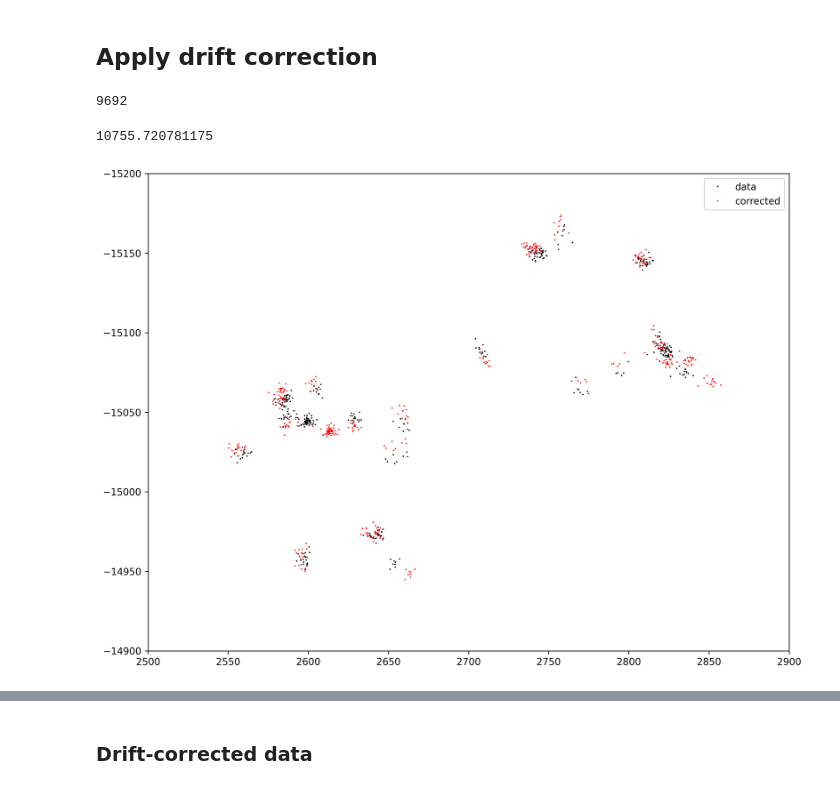
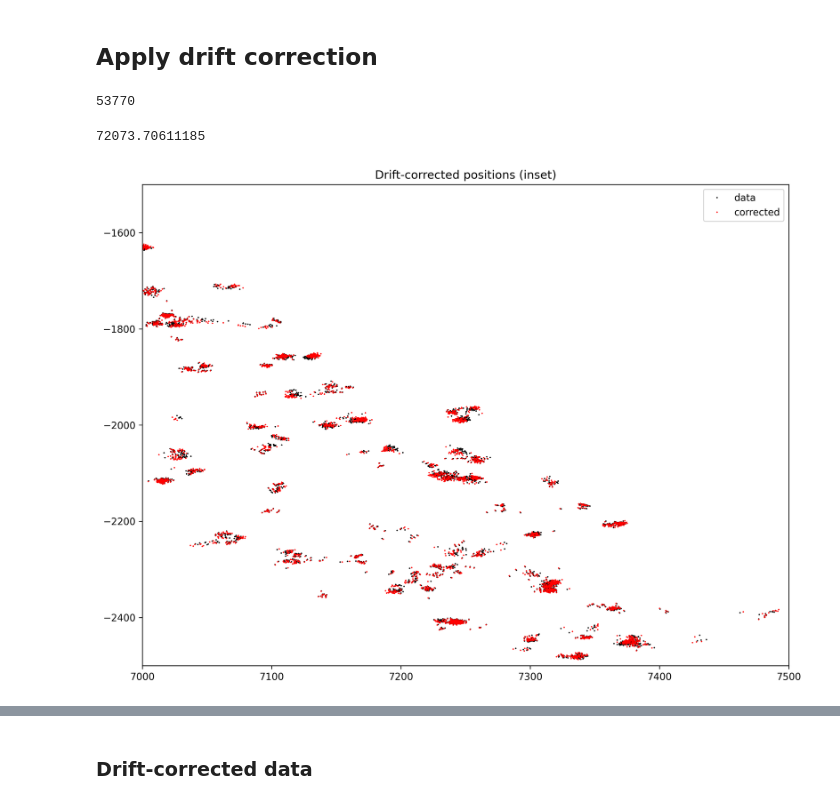
Before and after one commit to bsse-scf/pyMINFLUX, a Jupyter notebook: examples/processing.ipynb, the cells around one changed output, grey strips where cells are left out. Drawn from its saved outputs; the diff is of its cells as text; code cells hidden in the pictures.

```diff
--- a/examples/processing.ipynb
+++ b/examples/processing.ipynb
@@ -19,6 +19,6 @@ The complete pyMINFLUX API can be found on https://pyminflux.ethz.ch/api.
 ## Open a file and inspect data
 # %%
 # Open a file
-reader = MinFluxReader("2D_ValidOnly.npy")
+reader = MinFluxReader("2D_FA-IIF-AF467_crop.npy")
 reader
 # %% [output]
@@ -206,12 +226,12 @@ ax.set_title(f"Resolution = {1e9 * resolution:.1f}nm");
 # Number of localization and time range (`min_trace_length` applies)
 processor.num_values
 # %% [output]
-9692
+53770
 # %%
 time_range = processor.filtered_dataframe["tim"].max() - processor.filtered_dataframe["tim"].min()
 time_range
 # %% [output]
-10755.720781175
+72073.70611185
 # %%
 # Set a time range so that we have a few windows for estimating the drift
 T = 1200
@@ -231,13 +251,14 @@ y_c = processor.filtered_dataframe["y"] + dy
 # %%
 # Plot an inset
 fig, ax = plt.subplots(1, 1, figsize=(12, 9), dpi=300)
 ax.plot(processor.filtered_dataframe["x"], processor.filtered_dataframe["y"], 'k.', markersize=1, label="data")
 ax.plot(x_c, y_c, 'r.', markersize=1, label="corrected")
-ax.set_xlim([2500, 2900])
-ax.set_ylim([-14900, -15200])
+ax.set_xlim([7000, 7500])
+ax.set_ylim([-2500, -1500])
+ax.set_title("Drift-corrected positions (inset)")
 plt.legend();
 # %% [output]
-[figure, old version]
+[figure, new version]
 # %%
 # Plot the (rough) correction
 fig, ax = plt.subplots(1, 1, figsize=(12, 9), dpi=300)
```
Also changed, not shown: parts of 13 cells of this notebook, 2 other files.
